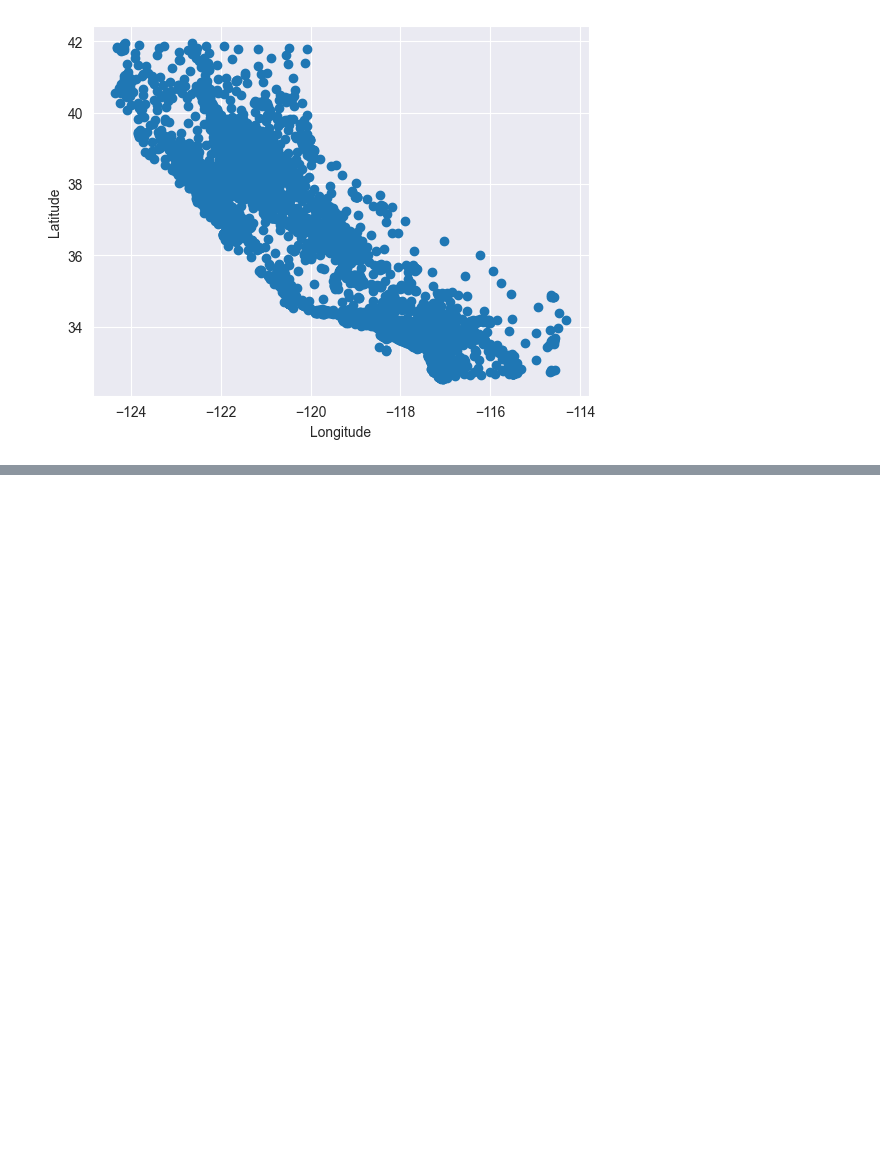
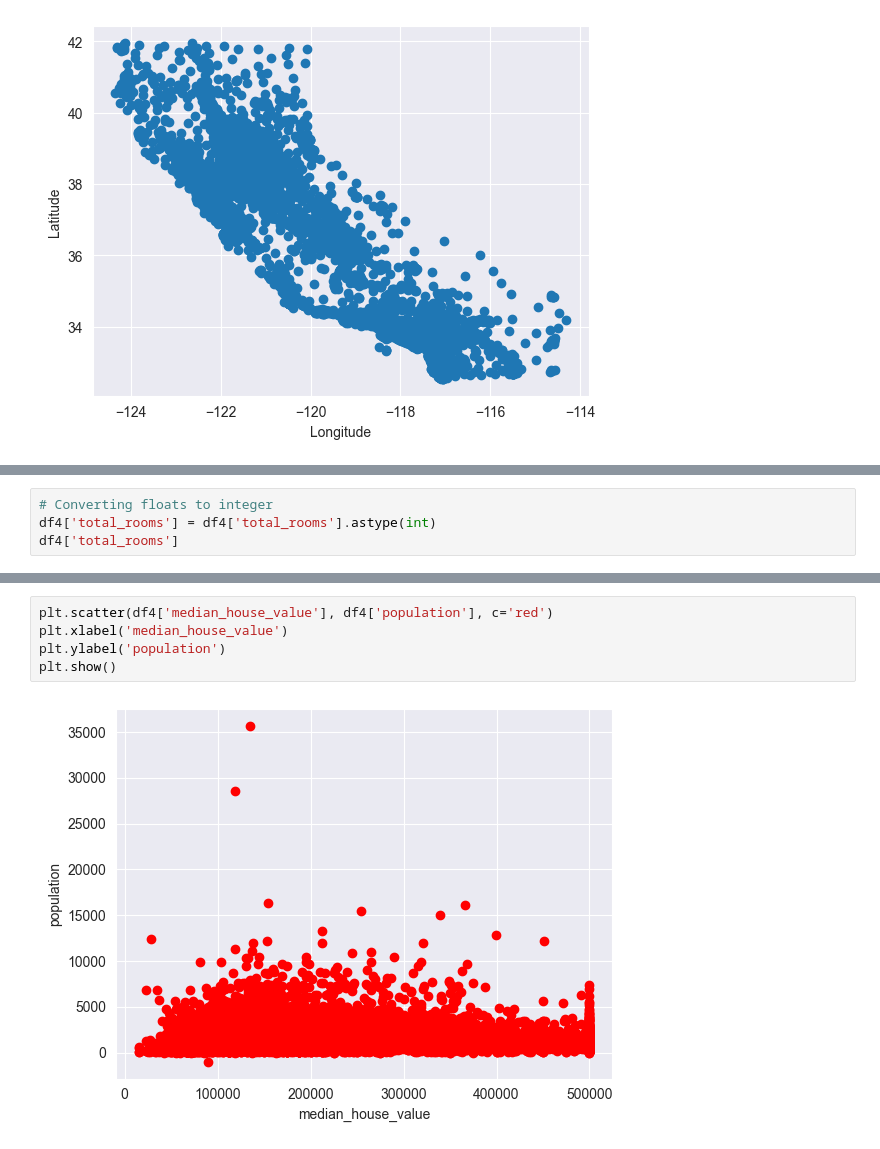
Before and after one commit to MbuviM/California_House_Prices, a Jupyter notebook: Housing.ipynb, the cells around one changed output, grey strips where cells are left out. Drawn from its saved outputs; the diff is of its cells as text; blank space fills up the shorter version.

```diff
--- a/Housing.ipynb
+++ b/Housing.ipynb
@@ -279,0 +308,4 @@ gression = linear_model.LinearRegression()
+# %%
+# Converting floats to integer
+df4['total_rooms'] = df4['total_rooms'].astype(int)
+df4['total_rooms']
@@ -279,0 +325,7 @@ gression = linear_model.LinearRegression()
+# %%
+plt.scatter(df4['median_house_value'], df4['population'], c='red')
+plt.xlabel('median_house_value')
+plt.ylabel('population')
+plt.show()
+# %% [output]
+[figure, added]
```
Also changed, not shown: parts of 9 cells of this notebook, 1 other file.
